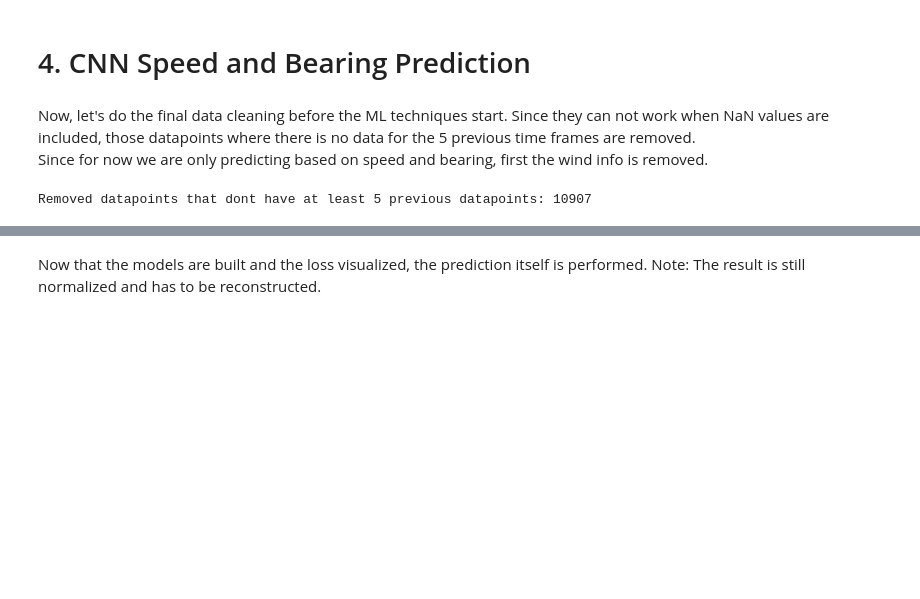
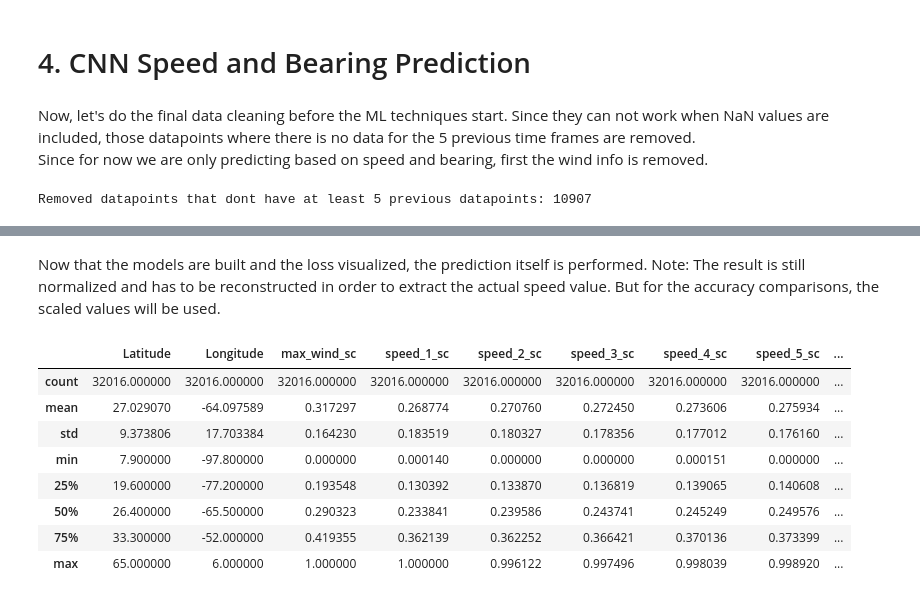
Before and after one commit to simon-donike/eot_machine_learning, a Jupyter notebook: hurricanes.ipynb, the cells around one changed output, grey strips where cells are left out. Drawn from its saved outputs; the diff is of its cells as text; code cells hidden in the pictures; blank space fills up the shorter version.

```diff
--- a/hurricanes.ipynb
+++ b/hurricanes.ipynb
@@ -940,4 +939,4 @@ plt.show()
 # %% [markdown]
-Now that the models are built and the loss visualized, the prediction itself is performed. Note: The result is still normalized and has to be reconstructed.
+Now that the models are built and the loss visualized, the prediction itself is performed. Note: The result is still normalized and has to be reconstructed in order to extract the actual speed value. But for the accuracy comparisons, the scaled values will be used.
 # %%
 # perform prediction
@@ -945,0 +949,12 @@ bearing_pred = model_bearing.predict(X_test_bearing)
+# %%
+data_pred.describe()
+# %% [output]
+|  | Latitude | Longitude | max_wind_sc | speed_1_sc | speed_2_sc | speed_3_sc | speed_4_sc | speed_5_sc | ... |
+| count | 32016.000000 | 32016.000000 | 32016.000000 | 32016.000000 | 32016.000000 | 32016.000000 | 32016.000000 | 32016.000000 | ... |
+| mean | 27.029070 | -64.097589 | 0.317297 | 0.268774 | 0.270760 | 0.272450 | 0.273606 | 0.275934 | ... |
+| std | 9.373806 | 17.703384 | 0.164230 | 0.183519 | 0.180327 | 0.178356 | 0.177012 | 0.176160 | ... |
+| min | 7.900000 | -97.800000 | 0.000000 | 0.000140 | 0.000000 | 0.000000 | 0.000151 | 0.000000 | ... |
+| 25% | 19.600000 | -77.200000 | 0.193548 | 0.130392 | 0.133870 | 0.136819 | 0.139065 | 0.140608 | ... |
+| 50% | 26.400000 | -65.500000 | 0.290323 | 0.233841 | 0.239586 | 0.243741 | 0.245249 | 0.249576 | ... |
+| 75% | 33.300000 | -52.000000 | 0.419355 | 0.362139 | 0.362252 | 0.366421 | 0.370136 | 0.373399 | ... |
+| max | 65.000000 | 6.000000 | 1.000000 | 1.000000 | 0.996122 | 0.997496 | 0.998039 | 0.998920 | ... |
```
Also changed, not shown: parts of 10 cells of this notebook, 1 other file.
